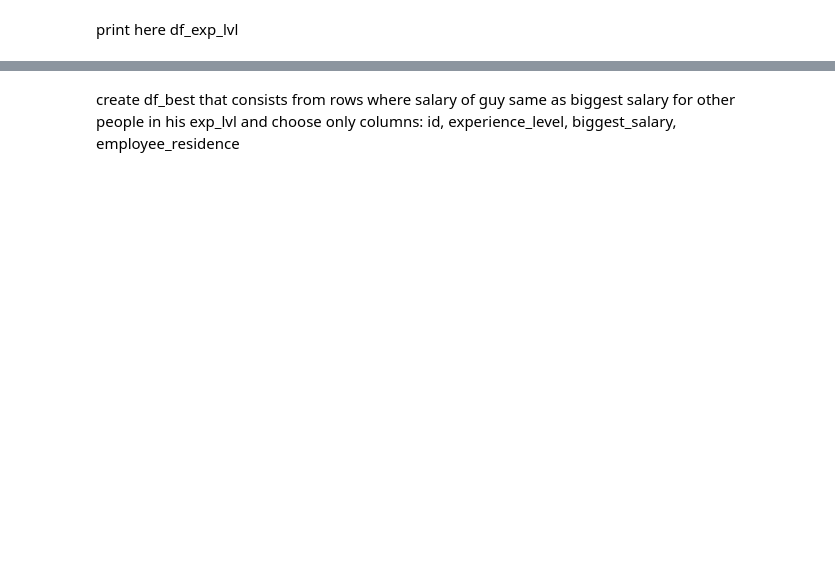
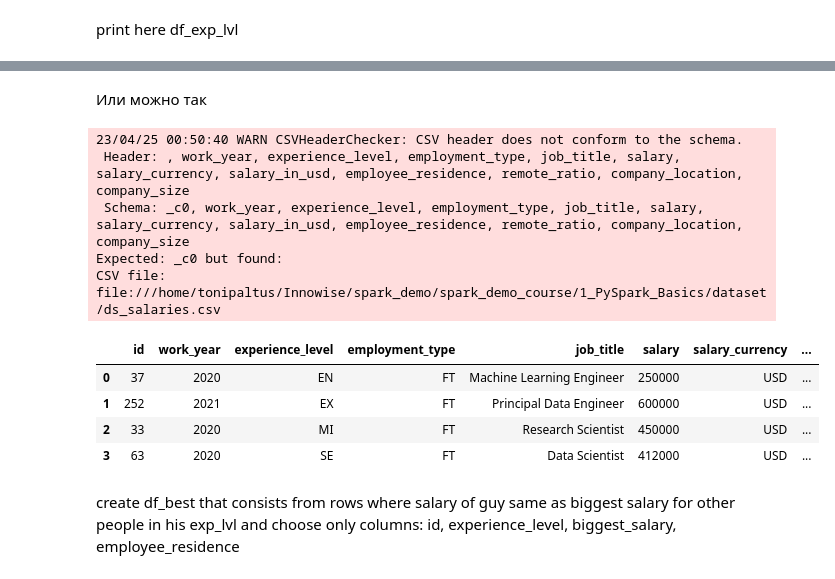
Before and after one commit to ToniPaltus/spark_demo, a Jupyter notebook: spark_demo_course/1_PySpark_Basics/Answer_PySpark_Basics.ipynb, the cells around one changed output, grey strips where cells are left out. Cells and saved outputs as stored; diff of their text form; code cells hidden in the pictures; blank space fills up the shorter version.

```diff
--- a/spark_demo_course/1_PySpark_Basics/Answer_PySpark_Basics.ipynb
+++ b/spark_demo_course/1_PySpark_Basics/Answer_PySpark_Basics.ipynb
@@ -367,5 +372,23 @@ df_exp_lvl.show(truncate=False)
  Schema: _c0, work_year, experience_level, employment_type, job_title, salary, salary_currency, salary_in_usd, employee_residence, remote_ratio, company_location, company_size
 Expected: _c0 but found:
 CSV file: file:///home/tonipaltus/Innowise/spark_demo/spark_demo_course/1_PySpark_Basics/dataset/ds_salaries.csv
+# %% [markdown]
+Или можно так
+# %%
+windowSpec = Window.partitionBy('experience_level').orderBy(col('salary_in_usd').desc())
+df_exp_lvl = df.withColumn('salary_order', row_number().over(windowSpec)).filter(col('salary_order') == 1).drop('salary_order')
+# %%
+df_exp_lvl.toPandas()
+# %% [output]
+23/04/25 00:50:40 WARN CSVHeaderChecker: CSV header does not conform to the schema.
+ Header: , work_year, experience_level, employment_type, job_title, salary, salary_currency, salary_in_usd, employee_residence, remote_ratio, company_location, company_size
+ Schema: _c0, work_year, experience_level, employment_type, job_title, salary, salary_currency, salary_in_usd, employee_residence, remote_ratio, company_location, company_size
+Expected: _c0 but found:
+CSV file: file:///home/tonipaltus/Innowise/spark_demo/spark_demo_course/1_PySpark_Basics/dataset/ds_salaries.csv
+|  | id | work_year | experience_level | employment_type | job_title | salary | salary_currency | ... |
+| 0 | 37 | 2020 | EN | FT | Machine Learning Engineer | 250000 | USD | ... |
+| 1 | 252 | 2021 | EX | FT | Principal Data Engineer | 600000 | USD | ... |
+| 2 | 33 | 2020 | MI | FT | Research Scientist | 450000 | USD | ... |
+| 3 | 63 | 2020 | SE | FT | Data Scientist | 412000 | USD | ... |
 # %% [markdown]
 create df_best that consists from rows where salary of guy same as biggest salary for other people in his exp_lvl and choose only columns: id, experience_level, biggest_salary, employee_residence
```
Also changed, not shown: parts of 34 cells of this notebook.
